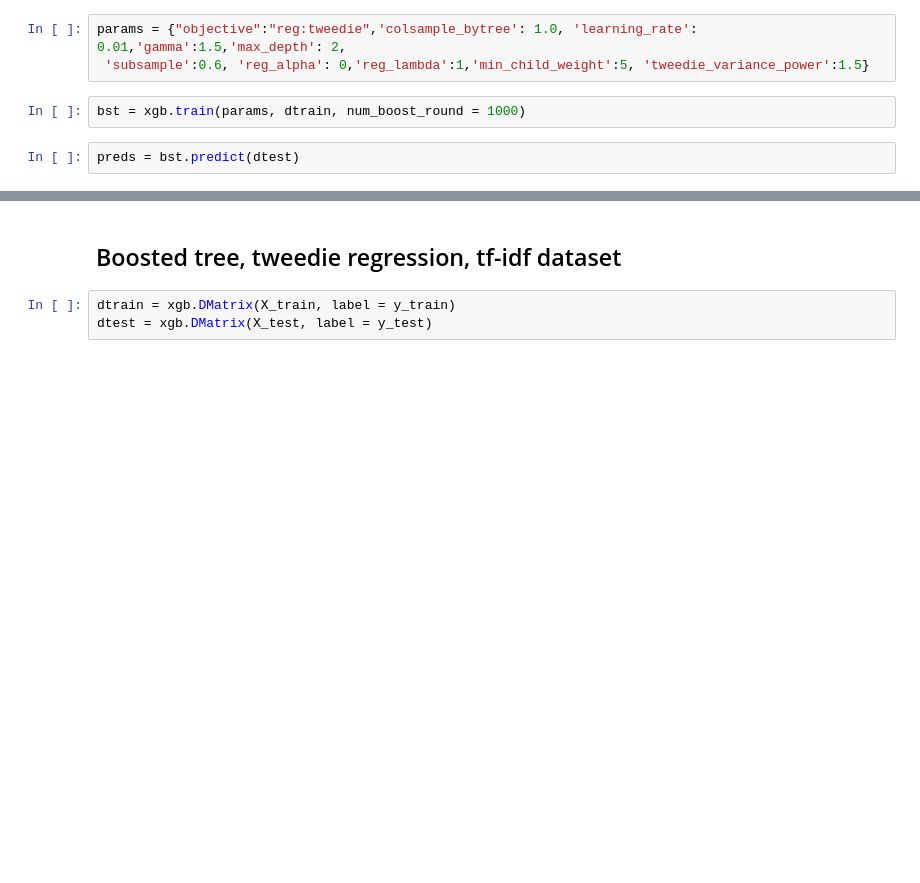
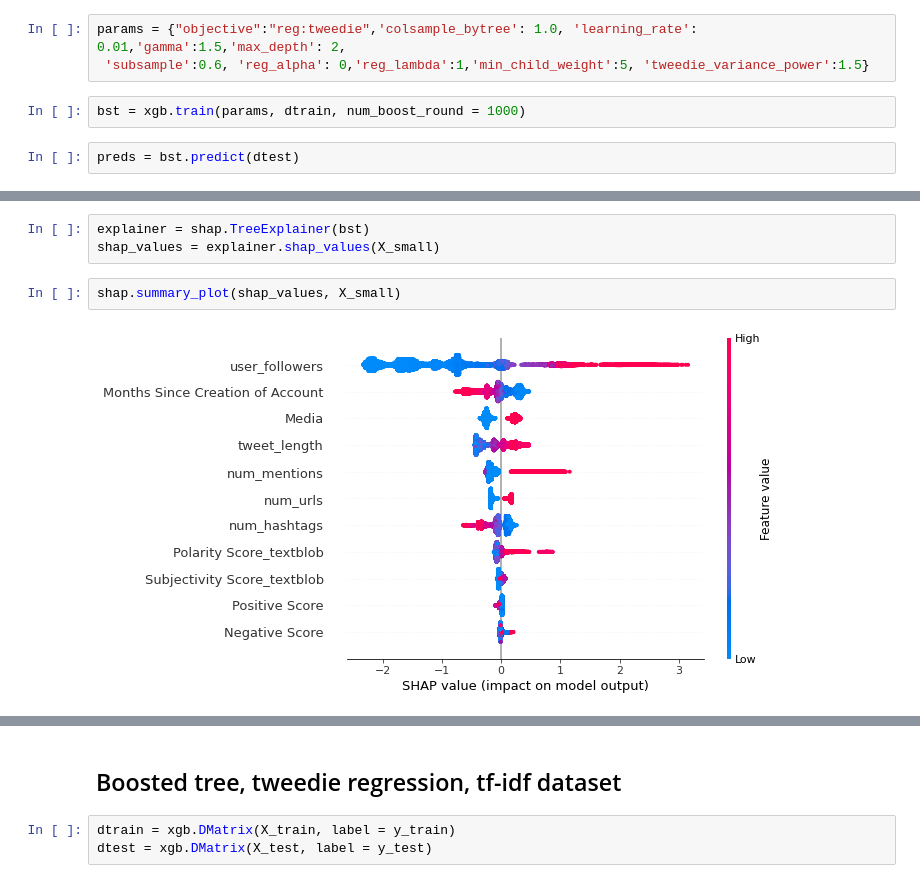
Before and after one commit to lifeonthefence/text-success, a Jupyter notebook: Project Code/Tree Based Models.ipynb, the cells around one changed output, grey strips where cells are left out. Saved outputs shown, nothing was run; the diff lists cells and outputs as text; blank space fills up the shorter version.

Commit message:
Tree models update

```diff
--- a/Project Code/Tree Based Models.ipynb
+++ b/Project Code/Tree Based Models.ipynb
@@ -404,0 +449,7 @@ sum(pred_int == y_test.to_numpy())/len(pred_int)
+# %%
+explainer = shap.TreeExplainer(bst)
+shap_values = explainer.shap_values(X_small)
+# %%
+shap.summary_plot(shap_values, X_small)
+# %% [output]
+[figure, added]
```
Also changed, not shown: parts of 22 cells of this notebook, 2 other files.
